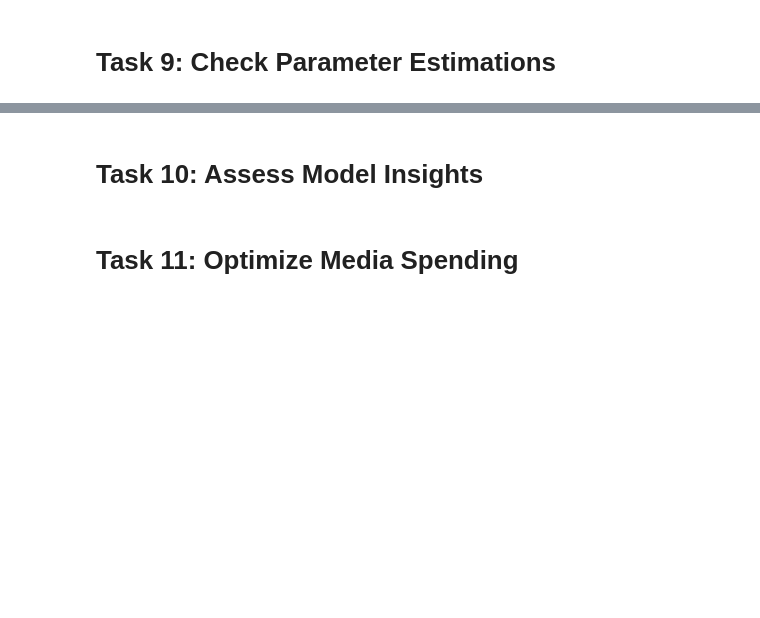
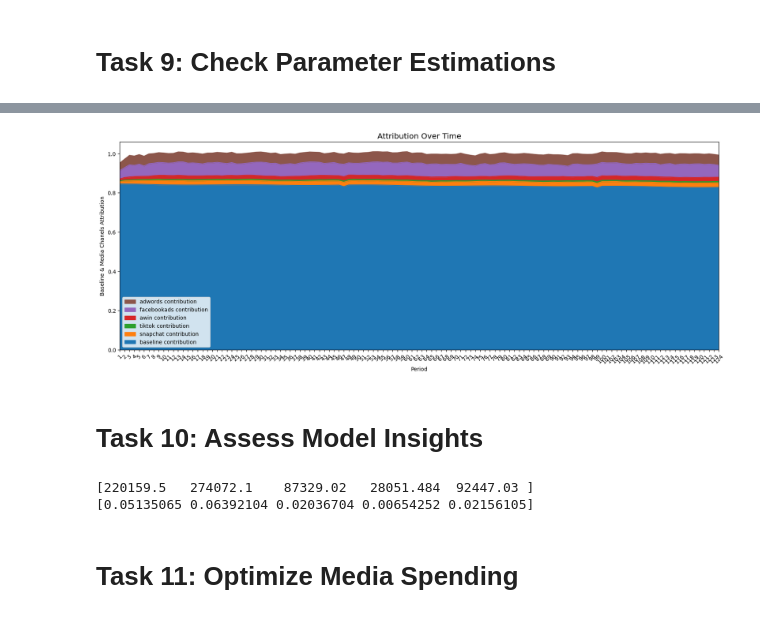
Before and after one commit to oussama-ayari-proj/Optimize-market-spending-LightweightMMM, a Jupyter notebook: mmm.ipynb, the cells around one changed output, grey strips where cells are left out. Cells and saved outputs as stored; diff of their text form; code cells hidden in the pictures; blank space fills up the shorter version.

```diff
--- a/mmm.ipynb
+++ b/mmm.ipynb
@@ -209,5 +220,10 @@ plt.show()
 # %%
 # Plot the media baseline contributions
+plot.plot_media_baseline_contribution_area_plot(
+  media_mix_model=mmm,
+  channel_names=[name.replace("_spending","") for name in media])
+# %% [output]
+[figure, added]
 # %% [markdown]
 # Task 10: Assess Model Insights
 # %%
@@ -215,4 +235,12 @@ plt.show()
 # %%
 # Calculate and print their mean values
+mean_roi = np.mean(roi_hat, axis=0)
+mean_media_effect = np.mean(media_effect_hat, axis=0)
+
+print(mean_roi)
+print(mean_media_effect)
+# %% [output]
+[220159.5   274072.1    87329.02   28051.484  92447.03 ]
+[0.05135065 0.06392104 0.02036704 0.00654252 0.02156105]
 # %% [markdown]
 # Task 11: Optimize Media Spending
```
Also changed, not shown: parts of 17 cells of this notebook, 2 other files.
